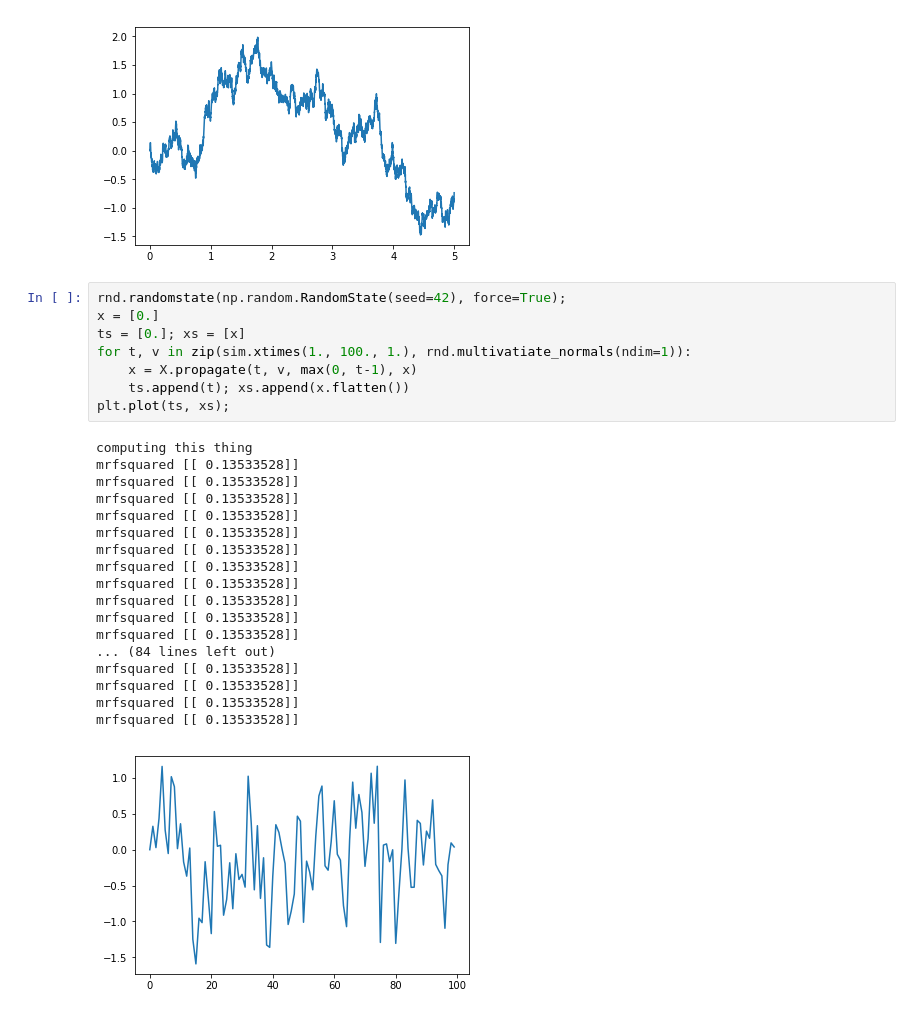
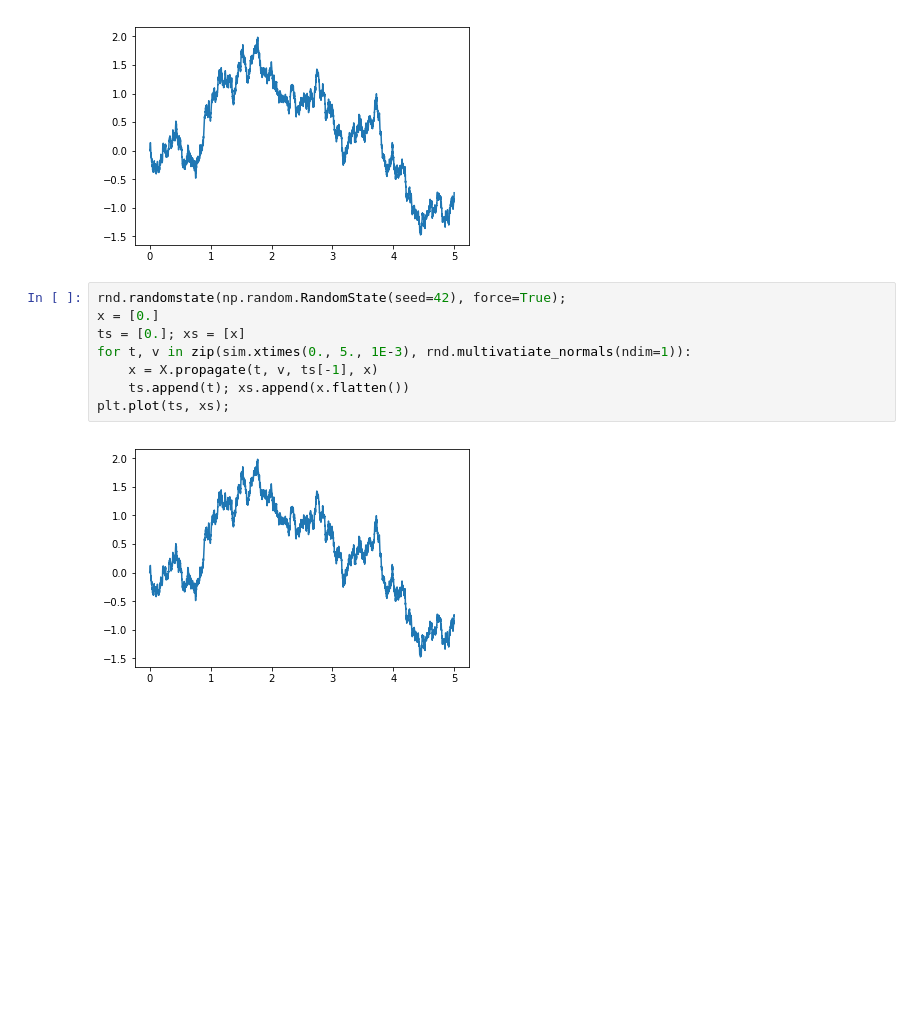
Before and after one commit to thalesians/tsa, a Jupyter notebook: src/jupyter/python/ou.ipynb, the cells around one changed output. Cells and saved outputs as stored; diff of their text form; blank space fills up the shorter version.

```diff
--- a/src/jupyter/python/ou.ipynb
+++ b/src/jupyter/python/ou.ipynb
@@ -24,27 +24,10 @@ plt.plot(df);
 # %%
 rnd.randomstate(np.random.RandomState(seed=42), force=True);
 x = [0.]
 ts = [0.]; xs = [x]
-for t, v in zip(sim.xtimes(1., 100., 1.), rnd.multivatiate_normals(ndim=1)):
-    x = X.propagate(t, v, max(0, t-1), x)
+for t, v in zip(sim.xtimes(0., 5., 1E-3), rnd.multivatiate_normals(ndim=1)):
+    x = X.propagate(t, v, ts[-1], x)
     ts.append(t); xs.append(x.flatten())
 plt.plot(ts, xs);
 # %% [output]
-computing this thing
-mrfsquared [[ 0.13533528]]
-mrfsquared [[ 0.13533528]]
-mrfsquared [[ 0.13533528]]
-mrfsquared [[ 0.13533528]]
-mrfsquared [[ 0.13533528]]
-mrfsquared [[ 0.13533528]]
-mrfsquared [[ 0.13533528]]
-mrfsquared [[ 0.13533528]]
-mrfsquared [[ 0.13533528]]
-mrfsquared [[ 0.13533528]]
-mrfsquared [[ 0.13533528]]
-... (84 lines left out)
-mrfsquared [[ 0.13533528]]
-mrfsquared [[ 0.13533528]]
-mrfsquared [[ 0.13533528]]
-mrfsquared [[ 0.13533528]]
-[figure, old version]
+[figure, new version]
```
